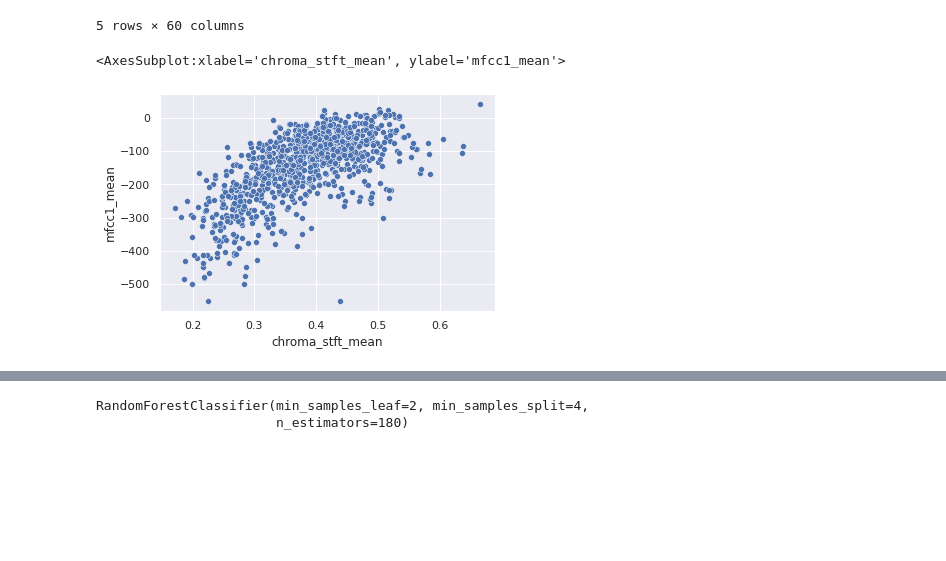
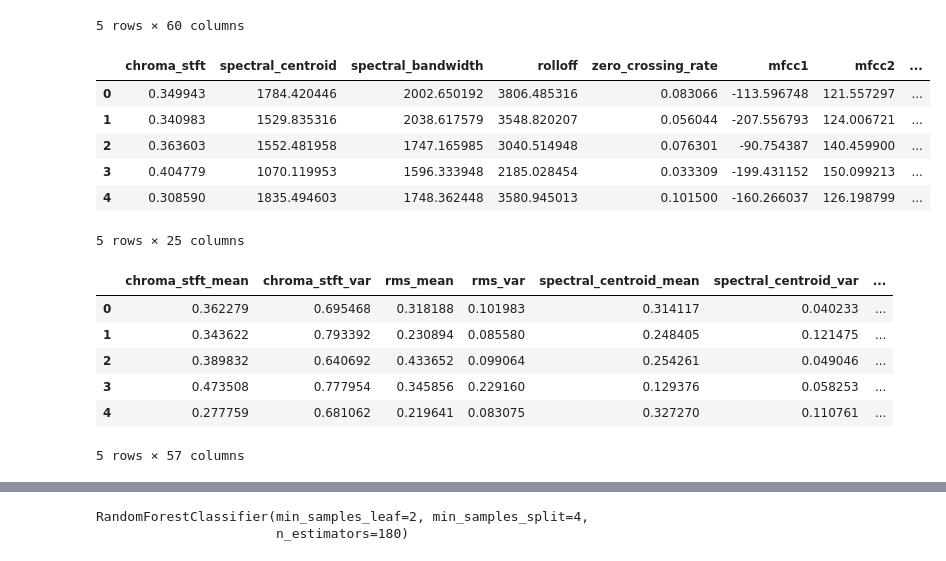
Before and after one commit to rukha1/ECE_196_Music_Classifcation, a Jupyter notebook: ML Project .ipynb, the cells around one changed output, grey strips where cells are left out. Saved outputs shown, nothing was run; the diff lists cells and outputs as text; code cells hidden in the pictures; blank space fills up the shorter version.

```diff
--- a/ML Project .ipynb
+++ b/ML Project .ipynb
@@ -19,4 +19,5 @@ ssl._create_default_https_context = ssl._create_unverified_context
 sns.set(style='darkgrid')
 # %%
 df = pd.read_csv('./Data/features_30_sec.csv')          #read file
+df_test = pd.read_csv('./data.csv')
 # %%
@@ -30,13 +31,23 @@ df.head()                                               #display first 5 rows of
 | 4 | blues.00004.wav | 661794 | 0.308526 | 0.087841 | 0.091529 | 0.002303 | 1835.004266 | ... |
 5 rows × 60 columns
 # %%
-df = df.drop(['length','filename'],axis=1)             #remove the length and filename column since irrelevant
-df = df.sample(frac=1)                                 #randomize rows of dataset every run
+df = df.drop(['length','filename'],axis=1)             #remove the length and filename column since irrelevant                                 #randomize rows of dataset every run
+
+df_test = df_test.drop(['filename'],axis=1)
+X_test = df_test.drop(['label'],axis=1)
+y_test = df_test['label']
+# %%
+X_test.head()
+# %% [output]
+|  | chroma_stft | spectral_centroid | spectral_bandwidth | rolloff | zero_crossing_rate | mfcc1 | mfcc2 | ... |
+| 0 | 0.349943 | 1784.420446 | 2002.650192 | 3806.485316 | 0.083066 | -113.596748 | 121.557297 | ... |
+| 1 | 0.340983 | 1529.835316 | 2038.617579 | 3548.820207 | 0.056044 | -207.556793 | 124.006721 | ... |
+| 2 | 0.363603 | 1552.481958 | 1747.165985 | 3040.514948 | 0.076301 | -90.754387 | 140.459900 | ... |
+| 3 | 0.404779 | 1070.119953 | 1596.333948 | 2185.028454 | 0.033309 | -199.431152 | 150.099213 | ... |
+| 4 | 0.308590 | 1835.494603 | 1748.362448 | 3580.945013 | 0.101500 | -160.266037 | 126.198799 | ... |
+5 rows × 25 columns
 # %%
-sns.scatterplot(data = df, x ='chroma_stft_mean',y='mfcc1_mean',hue='label')
+#sns.scatterplot(data = df, x ='chroma_stft_mean',y='mfcc1_mean',hue='label')
-# %% [output]
-<AxesSubplot:xlabel='chroma_stft_mean', ylabel='mfcc1_mean'>
-[figure, removed]
 # %%
 #-----------------------------------------Encode The Genre Into Numbers-----------------------------------------
 labelEncoder = LabelEncoder()                              #store encoded labels into variable
@@ -52,0 +69,10 @@ X_features[X_cols] = scalar.transform(X_features)                 #Transform fea
+# %%
+X_features.head()
+# %% [output]
+|  | chroma_stft_mean | chroma_stft_var | rms_mean | rms_var | spectral_centroid_mean | spectral_centroid_var | ... |
+| 0 | 0.362279 | 0.695468 | 0.318188 | 0.101983 | 0.314117 | 0.040233 | ... |
+| 1 | 0.343622 | 0.793392 | 0.230894 | 0.085580 | 0.248405 | 0.121475 | ... |
+| 2 | 0.389832 | 0.640692 | 0.433652 | 0.099064 | 0.254261 | 0.049046 | ... |
+| 3 | 0.473508 | 0.777954 | 0.345856 | 0.229160 | 0.129376 | 0.058253 | ... |
+| 4 | 0.277759 | 0.681062 | 0.219641 | 0.083075 | 0.327270 | 0.110761 | ... |
+5 rows × 57 columns
```
Also changed, not shown: parts of 12 cells of this notebook, 6 other files.
